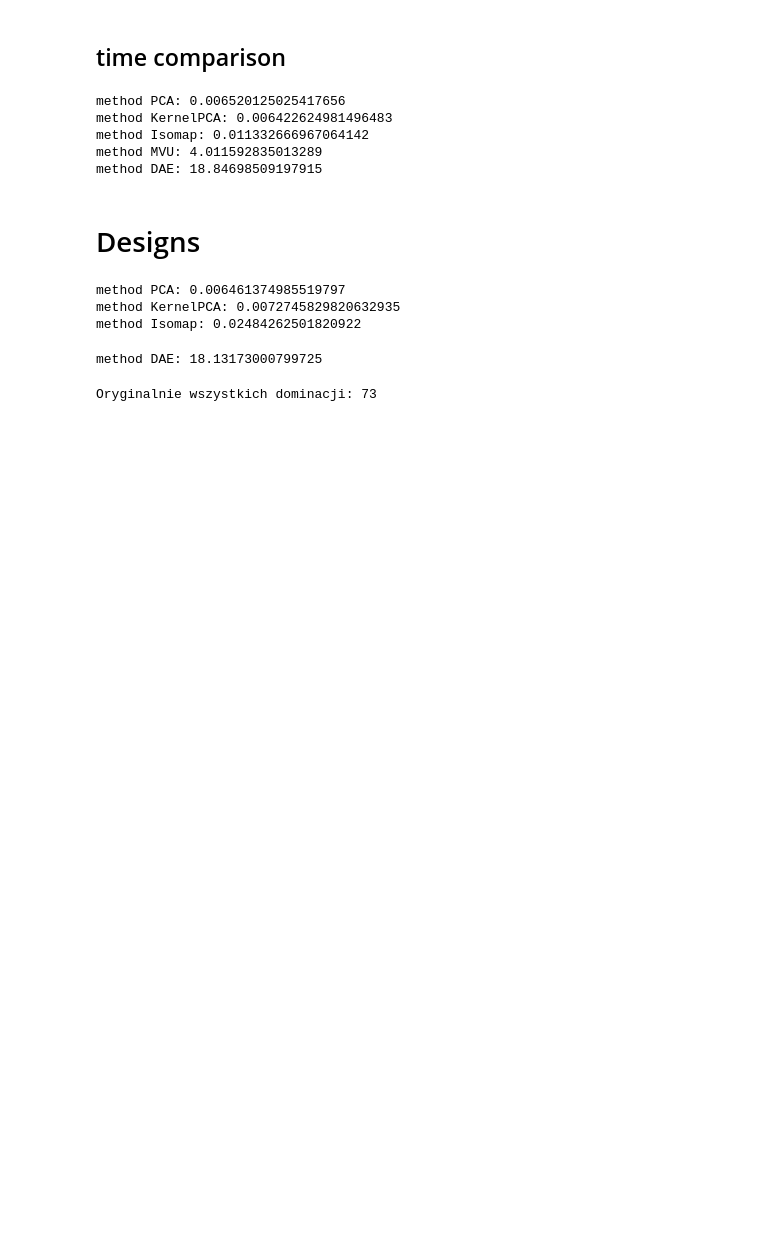
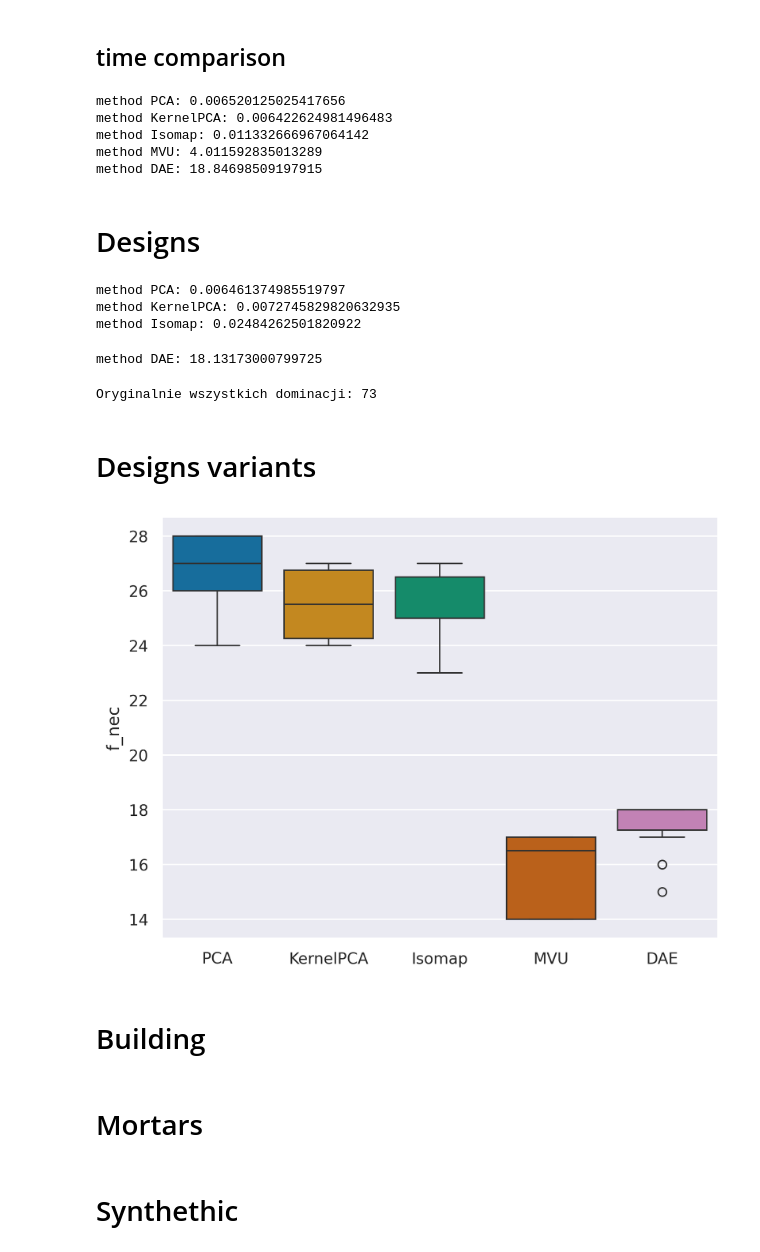
Before and after one commit to anras5/ordinal-regression-reduced, a Jupyter notebook: src/notebooks/case-study.ipynb, the cells around one changed output. Cells and saved outputs as stored; diff of their text form; code cells hidden in the pictures; blank space fills up the shorter version.

```diff
--- a/src/notebooks/case-study.ipynb
+++ b/src/notebooks/case-study.ipynb
@@ -759,3 +759,27 @@ for alt_1 in df.index:
 print(f"Oryginalnie wszystkich dominacji: {len(domination_org)}")
 # %% [output]
 Oryginalnie wszystkich dominacji: 73
+# %% [markdown]
+# Designs variants
+# %%
+from plotting import read_results_data
+
+df_results = read_results_data("../data/design-variants/output-dataset/preferences_6")
+idx = pd.IndexSlice
+df_results = df_results.loc[idx["f_nec", 2], idx[:, 2]]
+methods = df_results.columns.get_level_values(0).unique()
+df_results.columns = methods
+df_results.reset_index(inplace=True, drop=True)
+df_melted = df_results.melt(value_vars=methods, var_name="method", value_name="f_nec")
+
+order = ["PCA", "KernelPCA", "Isomap", "MVU", "DAE"]
+plt.figure(dpi=300)
+sns.boxplot(df_melted, x="method", y="f_nec", palette="colorblind", hue="method", legend=False, order=order, hue_order=order)
+plt.xlabel("")
+plt.tight_layout()
+plt.savefig("../data/design-variants/output-dataset/preferences_6/plots/boxplot.png")
+plt.show()
+# %% [output]
+[figure, added]
+# %% [markdown]
+# Building
@@ -761,0 +808,2 @@ Oryginalnie wszystkich dominacji: 73
+# %% [markdown]
+# Mortars
@@ -761,0 +832,2 @@ Oryginalnie wszystkich dominacji: 73
+# %% [markdown]
+# Synthethic
```
Also changed, not shown: parts of 5 cells of this notebook.
